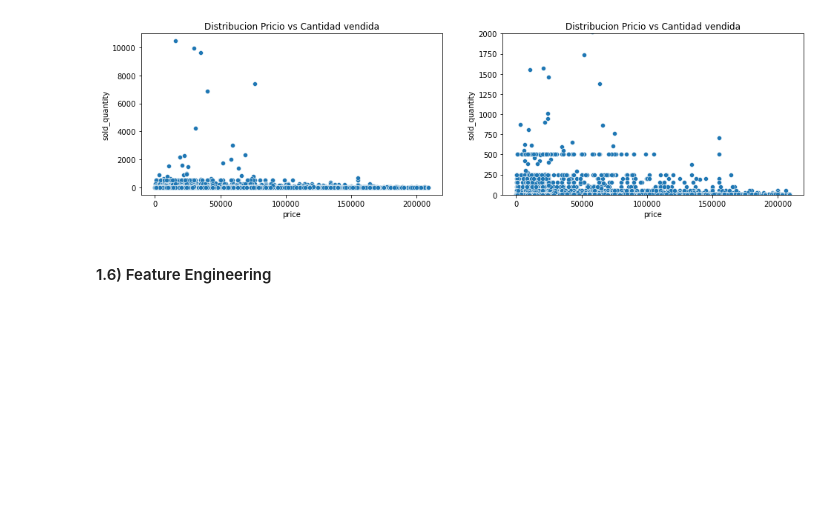
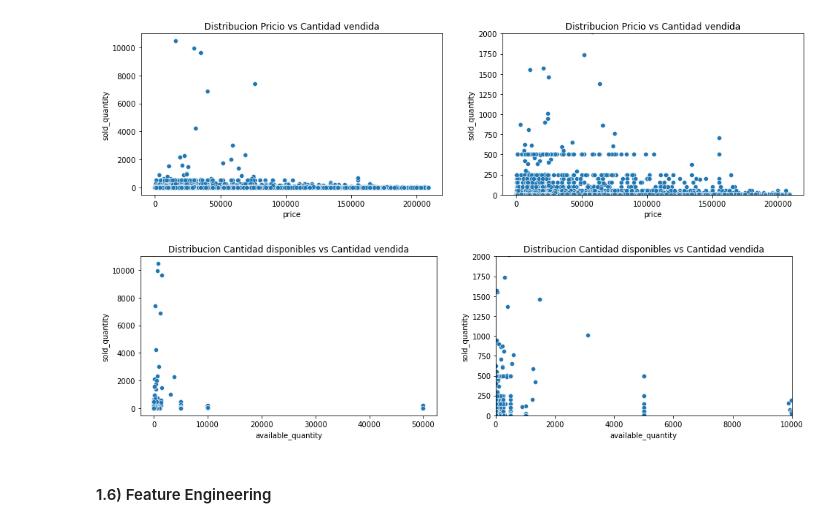
Before and after one commit to Mattzvl/EDA_API_ML, a Jupyter notebook: EDA_API_MELI_partII.ipynb, the cells around one changed output. Saved outputs shown, nothing was run; the diff lists cells and outputs as text; code cells hidden in the pictures; blank space fills up the shorter version.

```diff
--- a/EDA_API_MELI_partII.ipynb
+++ b/EDA_API_MELI_partII.ipynb
@@ -416,6 +416,21 @@ plt.ylim(0, 2000)
 plt.title('Distribucion Pricio vs Cantidad vendida');
 # %% [output]
 [figure]
+# %%
+#Correlación entre cantidades vendidas y el precio
+plt.figure(figsize = (16, 4))
+data2plot1 = data_clean2.loc[:,['sold_quantity','available_quantity',]].copy()
+ax = plt.subplot(1,2,1)
+sns.scatterplot(data= data2plot1 ,x='available_quantity',y='sold_quantity')
+plt.title('Distribucion Cantidad disponibles vs Cantidad vendida');
+
+ax = plt.subplot(1,2,2)
+sns.scatterplot(data= data2plot1 ,x='available_quantity',y='sold_quantity')
+plt.ylim(0, 2000)
+plt.xlim(0, 10000)
+plt.title('Distribucion Cantidad disponibles vs Cantidad vendida');
+# %% [output]
+[figure, added]
 # %% [markdown]
 <a id="1.6"></a>
 #### 1.6) Feature Engineering
```
Also changed, not shown: parts of 42 cells of this notebook.
